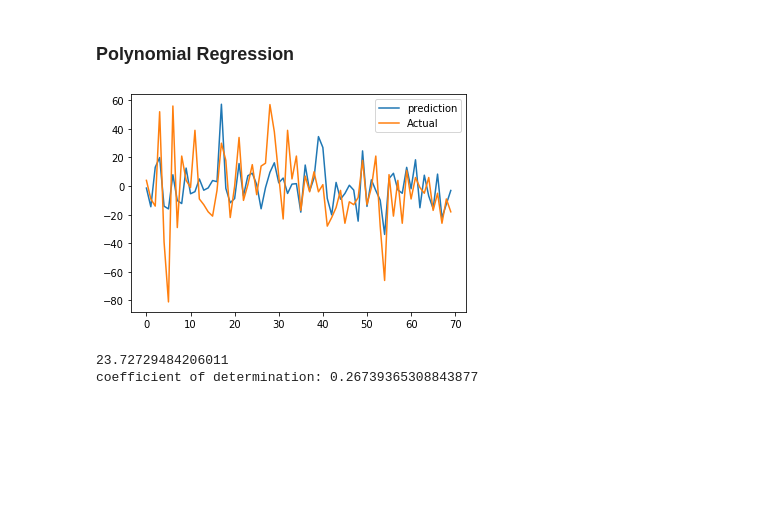
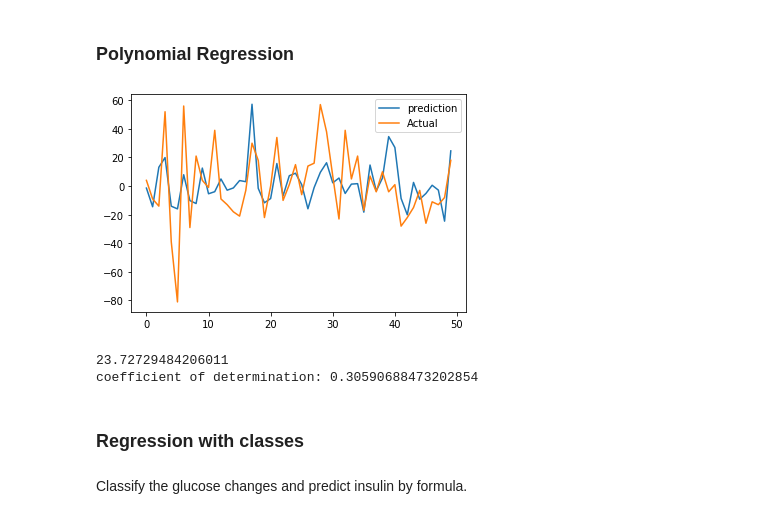
Before and after one commit to oliverZZ/193B_Glucose_Monitor, a Jupyter notebook: Glucose_monitoring.ipynb, the cells around one changed output. Saved outputs shown, nothing was run; the diff lists cells and outputs as text; code cells hidden in the pictures; blank space fills up the shorter version.

```diff
--- a/Glucose_monitoring.ipynb
+++ b/Glucose_monitoring.ipynb
@@ -42,13 +42,6 @@ def Data_preprocess(df):
   temp.append(np.NaN)
   df.insert(3, "d_Glucose", temp, False)
 
-  temp = []
-  for i in range(0, len(df) - 2):
-    temp.append(df.POC_Glucose[i + 2] - df.POC_Glucose[i])
-  temp.append(np.NaN)
-  temp.append(np.NaN)
-  df.insert(4, "dd_Glucose", temp, False)
-
   df = df.dropna()
   df = df.reset_index(drop = True)
 
@@ -166,16 +161,20 @@ model.fit(x_poly, y_train)
 
 y_pred = model.predict(poly.fit_transform(x_test))
 # %%
-plt.plot(y_pred[180:250], label='prediction')
-plt.plot(y_test[180:250], label='Actual')
+plt.plot(y_pred[180:230], label='prediction')
+plt.plot(y_test[180:230], label='Actual')
 plt.legend()
 plt.show()
 # %% [output]
-[figure, old version]
+[figure, new version]
 # %%
 print(np.sqrt(metrics.mean_squared_error(y_test, y_pred)))
-r_sq = model.score(poly.fit_transform(x),y)
+r_sq = model.score(poly.fit_transform(x_test),y_test)
 print('coefficient of determination:', r_sq)
 # %% [output]
 23.72729484206011
-coefficient of determination: 0.26739365308843877
+coefficient of determination: 0.30590688473202854
+# %% [markdown]
+### Regression with classes ###
+# %% [markdown]
+Classify the glucose changes and predict insulin by formula.
```
Also changed, not shown: parts of 11 cells of this notebook.
